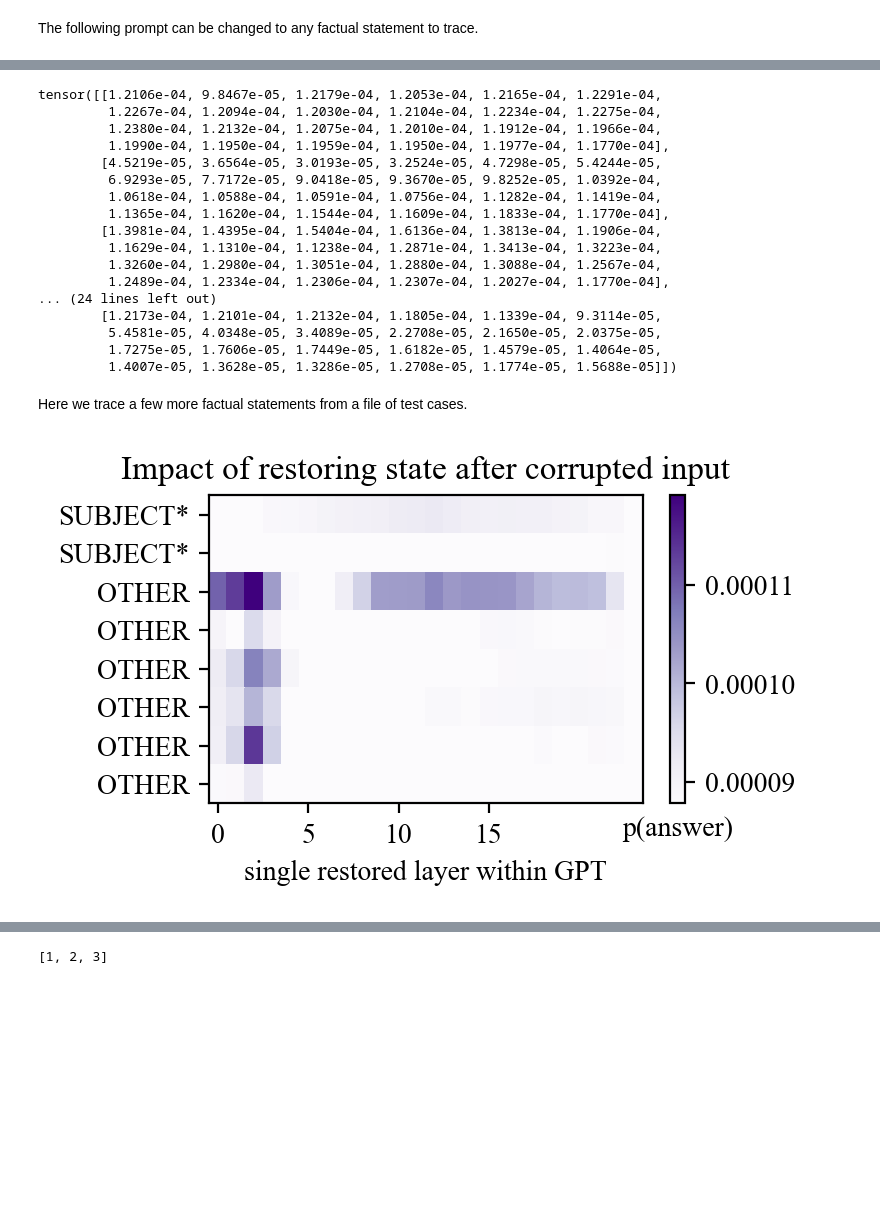
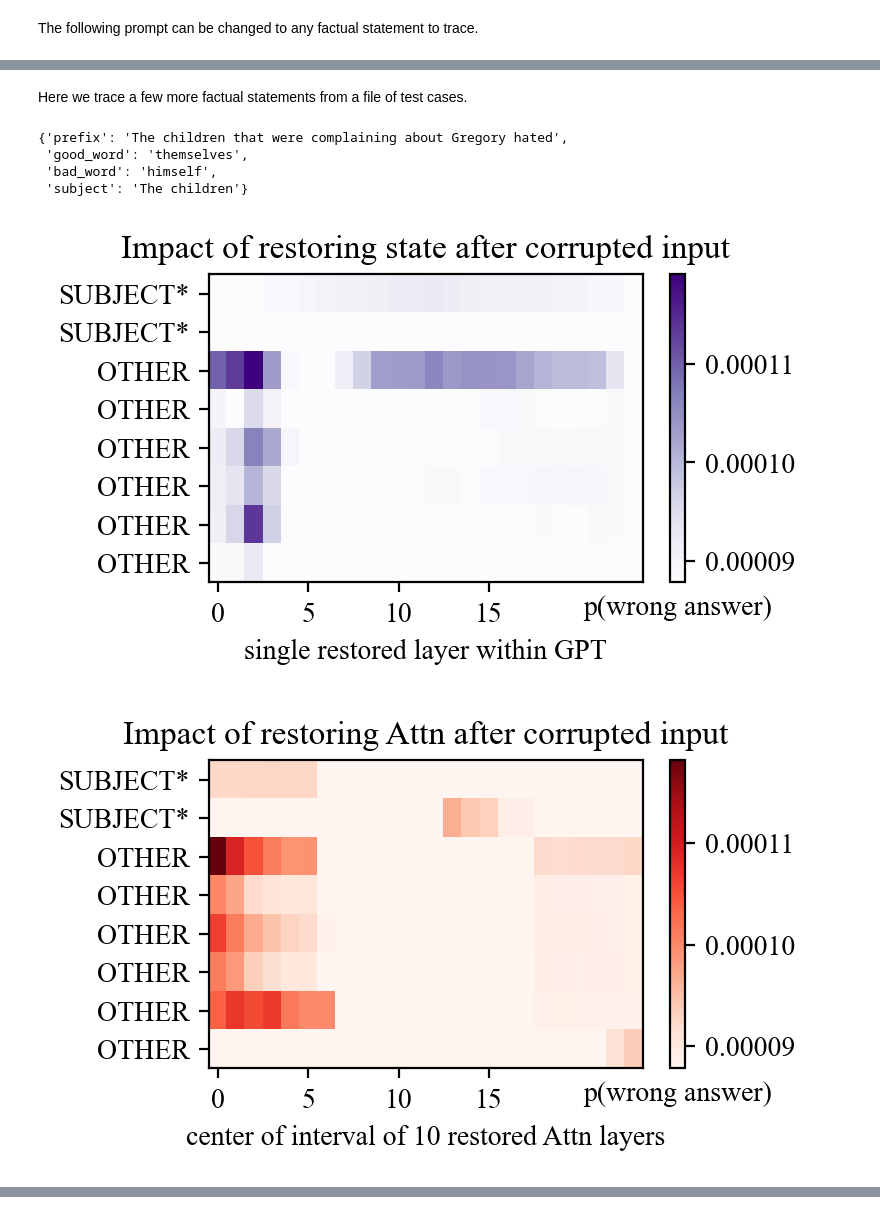
Before and after one commit to Andrwyl/Modified-Rome, a Jupyter notebook: notebooks/causal_trace.ipynb, the cells around one changed output, grey strips where cells are left out. Cells and saved outputs as stored; diff of their text form; code cells hidden in the pictures; blank space fills up the shorter version.

```diff
--- a/notebooks/causal_trace.ipynb
+++ b/notebooks/causal_trace.ipynb
@@ -77,7 +80,7 @@ torch.cuda.empty_cache()
 # %% [markdown]
 Now we load a model and tokenizer, and show that it can complete a couple factual statements correctly.
 # %%
-model_name = "gpt2-medium"  # or "EleutherAI/gpt-j-6B" or "EleutherAI/gpt-neox-20b"
+model_name = "bert-base-cased"  # or "EleutherAI/gpt-j-6B" or "EleutherAI/gpt-neox-20b"
 mt = ModelAndTokenizer(
     model_name,
     low_cpu_mem_usage=IS_COLAB,
@@ -400,23 +396,3 @@ values_dict = plot_all_flow(mt, "A guy that has seen the wheelbarrow notices", t
-# %%
-values_dict[None]
-# %% [output]
-tensor([[1.2106e-04, 9.8467e-05, 1.2179e-04, 1.2053e-04, 1.2165e-04, 1.2291e-04,
-         1.2267e-04, 1.2094e-04, 1.2030e-04, 1.2104e-04, 1.2234e-04, 1.2275e-04,
-         1.2380e-04, 1.2132e-04, 1.2075e-04, 1.2010e-04, 1.1912e-04, 1.1966e-04,
-         1.1990e-04, 1.1950e-04, 1.1959e-04, 1.1950e-04, 1.1977e-04, 1.1770e-04],
-        [4.5219e-05, 3.6564e-05, 3.0193e-05, 3.2524e-05, 4.7298e-05, 5.4244e-05,
-         6.9293e-05, 7.7172e-05, 9.0418e-05, 9.3670e-05, 9.8252e-05, 1.0392e-04,
-         1.0618e-04, 1.0588e-04, 1.0591e-04, 1.0756e-04, 1.1282e-04, 1.1419e-04,
-         1.1365e-04, 1.1620e-04, 1.1544e-04, 1.1609e-04, 1.1833e-04, 1.1770e-04],
-        [1.3981e-04, 1.4395e-04, 1.5404e-04, 1.6136e-04, 1.3813e-04, 1.1906e-04,
-         1.1629e-04, 1.1310e-04, 1.1238e-04, 1.2871e-04, 1.3413e-04, 1.3223e-04,
-         1.3260e-04, 1.2980e-04, 1.3051e-04, 1.2880e-04, 1.3088e-04, 1.2567e-04,
-         1.2489e-04, 1.2334e-04, 1.2306e-04, 1.2307e-04, 1.2027e-04, 1.1770e-04],
-... (24 lines left out)
-        [1.2173e-04, 1.2101e-04, 1.2132e-04, 1.1805e-04, 1.1339e-04, 9.3114e-05,
-         5.4581e-05, 4.0348e-05, 3.4089e-05, 2.2708e-05, 2.1650e-05, 2.0375e-05,
-         1.7275e-05, 1.7606e-05, 1.7449e-05, 1.6182e-05, 1.4579e-05, 1.4064e-05,
-         1.4007e-05, 1.3628e-05, 1.3286e-05, 1.2708e-05, 1.1774e-05, 1.5688e-05]])
 # %% [markdown]
 Here we trace a few more factual statements from a file of test cases.
 # %%
@@ -439,36 +415,71 @@ for instance in json_list:
         sentences_list.append(dict)
 # %%
 total_scores = torch.zeros(8, 24)
+total_attn_scores = torch.zeros(8, 24)
+total_mlp_scores = torch.zeros(8, 24)
+
+
 total_low_scores = 0
+
+
 length = 0
 
 for sentence in sentences_list:
-    sentence_scores = calculate_hidden_flow(mt, prompt=sentence["prefix"], target =sentence["good_word"], subject=sentence["subject"], samples=10, noise=noise_level, window = 10, kind=None)
+    attn_scores = calculate_hidden_flow(mt, prompt=sentence["prefix"], target =sentence["bad_word"], subject=sentence["subject"], samples=10, noise=noise_level, window = 10, kind="attn")
+    sentence_scores = calculate_hidden_flow(mt, prompt=sentence["prefix"], target =sentence["bad_word"], subject=sentence["subject"], samples=10, noise=noise_level, window = 10, kind=None)
+    mlp_scores = calculate_hidden_flow(mt, prompt=sentence["prefix"], target =sentence["bad_word"], subject=sentence["subject"], samples=10, noise=noise_level, window = 10, kind="mlp")
+
+
 
     if sentence_scores["scores"].shape[0] != 8:
         continue
+
     total_low_scores += sentence_scores["low_score"]
     total_scores += sentence_scores["scores"]
+    total_attn_scores += attn_scores["scores"]
+    total_mlp_scores += mlp_scores["scores"]
+
     length += 1
 
 
 
 total_scores = total_scores / length
+total_attn_scores = total_attn_scores / length
+total_mlp_scores = total_mlp_scores / length
+
+
 total_low_scores = total_low_scores / length
+# %%
+sentences_list[1]
+# %% [output]
+{'prefix': 'The children that were complaining about Gregory hated',
+ 'good_word': 'themselves',
+ 'bad_word': 'himself',
+ 'subject': 'The children'}
 # %%
 to_plot = {}
 to_plot["scores"] = total_scores
-to_plot["low_score"] = total_low_scores[0,0]
+to_plot["low_score"] = total_low_scores
 
 to_plot["input_ids"] = ["SUBJECT", "SUBJECT", "OTHER", "OTHER", "OTHER", "OTHER", "OTHER", "OTHER"]
 to_plot["input_tokens"] = ["SUBJECT", "SUBJECT", "OTHER", "OTHER", "OTHER", "OTHER", "OTHER", "OTHER"]
 
 to_plot["subject_range"] = [0, 2]
-to_plot["answer"] = "answer"
+to_plot["answer"] = "wrong answer"
 
 to_plot["window"] = 10
 to_plot["kind"] = None
 
 plot_trace_heatmap(to_plot, None, None)
+
+
+to_plot["scores"] = total_attn_scores
+to_plot["kind"] = "attn"
+plot_trace_heatmap(to_plot, None, None)
+
+to_plot["scores"] = total_mlp_scores
+to_plot["kind"] = "mlp"
+plot_trace_heatmap(to_plot, None, None)
 # %% [output]
-[figure, old version]
+[figure, new version]
+[figure, added]
@@ -475,5 +486,0 @@ plot_trace_heatmap(to_plot, None, None)
-# %%
-l = [1,2,3]
-print(list(l))
-# %% [output]
-[1, 2, 3]
```
Also changed, not shown: parts of 6 cells of this notebook, 1 other file.
